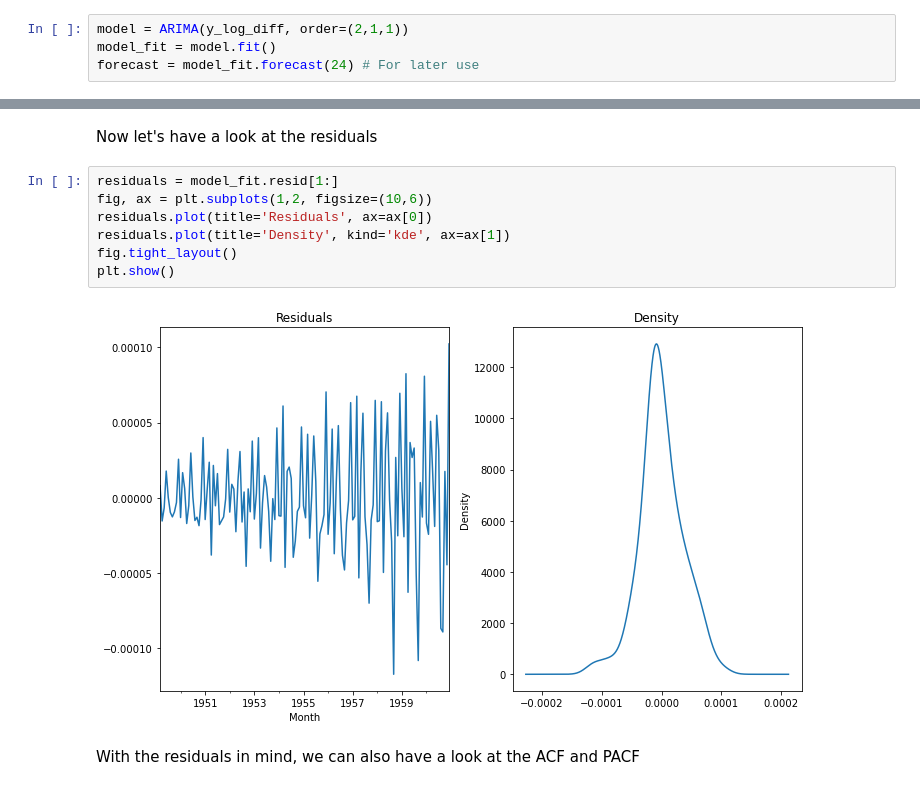
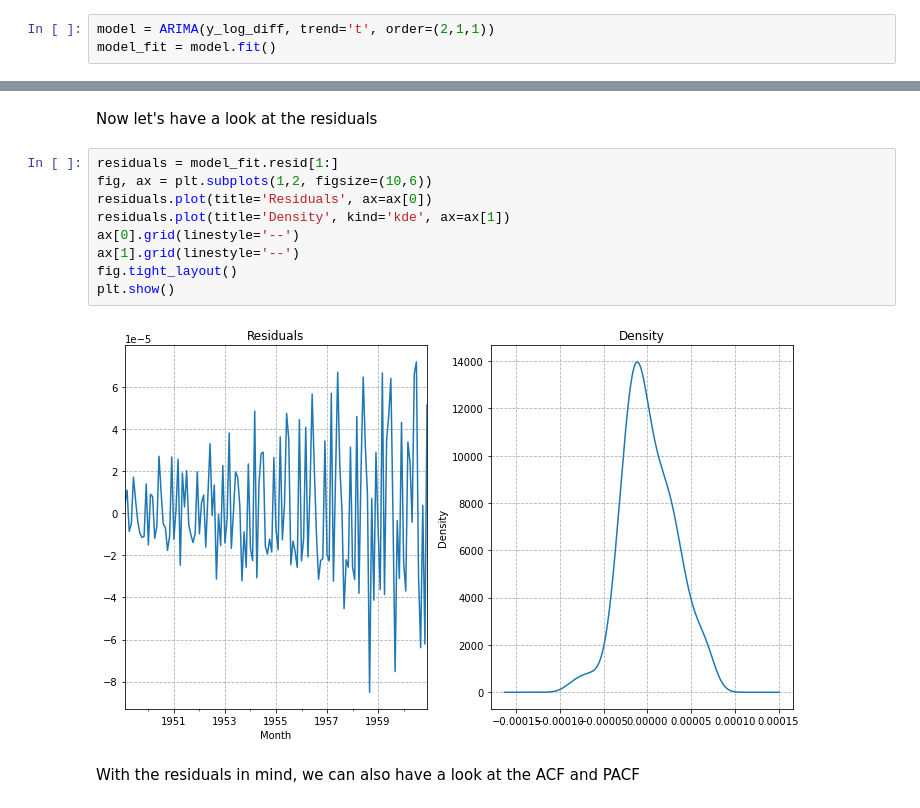
Before and after one commit to pablo-git8/Springboard-DS-Career-Track, a Jupyter notebook: Unit21-1_CowboyCigarretes_CS/Cowboy Cigarettes Case Study - Tier 3.ipynb, the cells around one changed output, grey strips where cells are left out. Drawn from its saved outputs; the diff is of its cells as text.

```diff
--- a/Unit21-1_CowboyCigarretes_CS/Cowboy Cigarettes Case Study - Tier 3.ipynb
+++ b/Unit21-1_CowboyCigarretes_CS/Cowboy Cigarettes Case Study - Tier 3.ipynb
@@ -532,9 +532,8 @@ Best ARIMA(2, 1, 1) MSE=2.2269638116974753e-09
 # %% [markdown]
 So the best p,d, q, parameters for our ARIMA model are 2, 1, 1 respectively. Now we know this, we can build the model.
 # %%
-model = ARIMA(y_log_diff, order=(2,1,1))
+model = ARIMA(y_log_diff, trend='t', order=(2,1,1))
 model_fit = model.fit()
-forecast = model_fit.forecast(24) # For later use
 # %% [markdown]
 We can take a look at a summary of the model this library has built around our data.
 # %%
@@ -579,12 +578,14 @@ Now let's have a look at the residuals
 # %%
 residuals = model_fit.resid[1:]
 fig, ax = plt.subplots(1,2, figsize=(10,6))
 residuals.plot(title='Residuals', ax=ax[0])
 residuals.plot(title='Density', kind='kde', ax=ax[1])
+ax[0].grid(linestyle='--')
+ax[1].grid(linestyle='--')
 fig.tight_layout()
 plt.show()
 # %% [output]
-[figure, old version]
+[figure, new version]
 # %% [markdown]
 With the residuals in mind, we can also have a look at the ACF and PACF
 # %%
```
Also changed, not shown: parts of 7 cells of this notebook.
